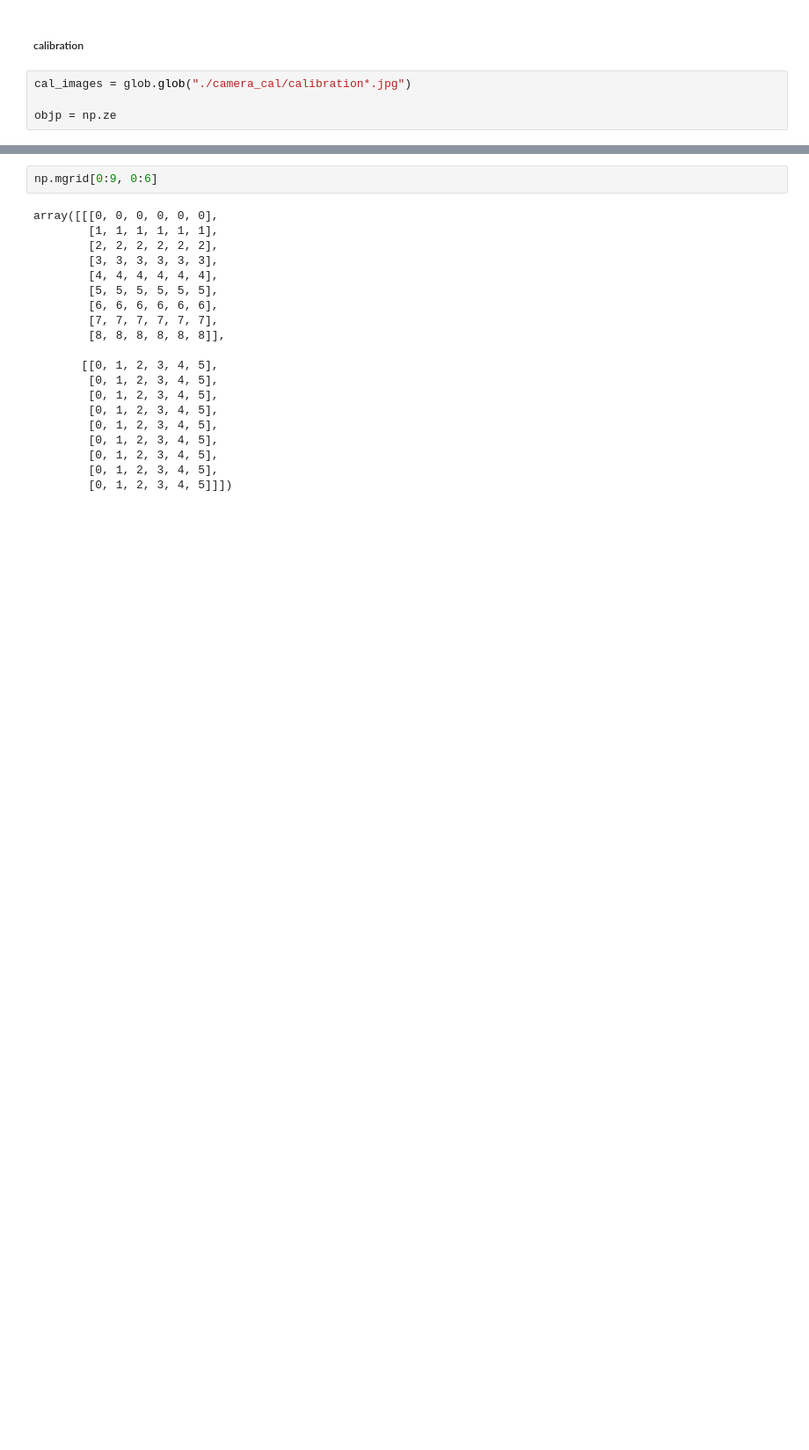
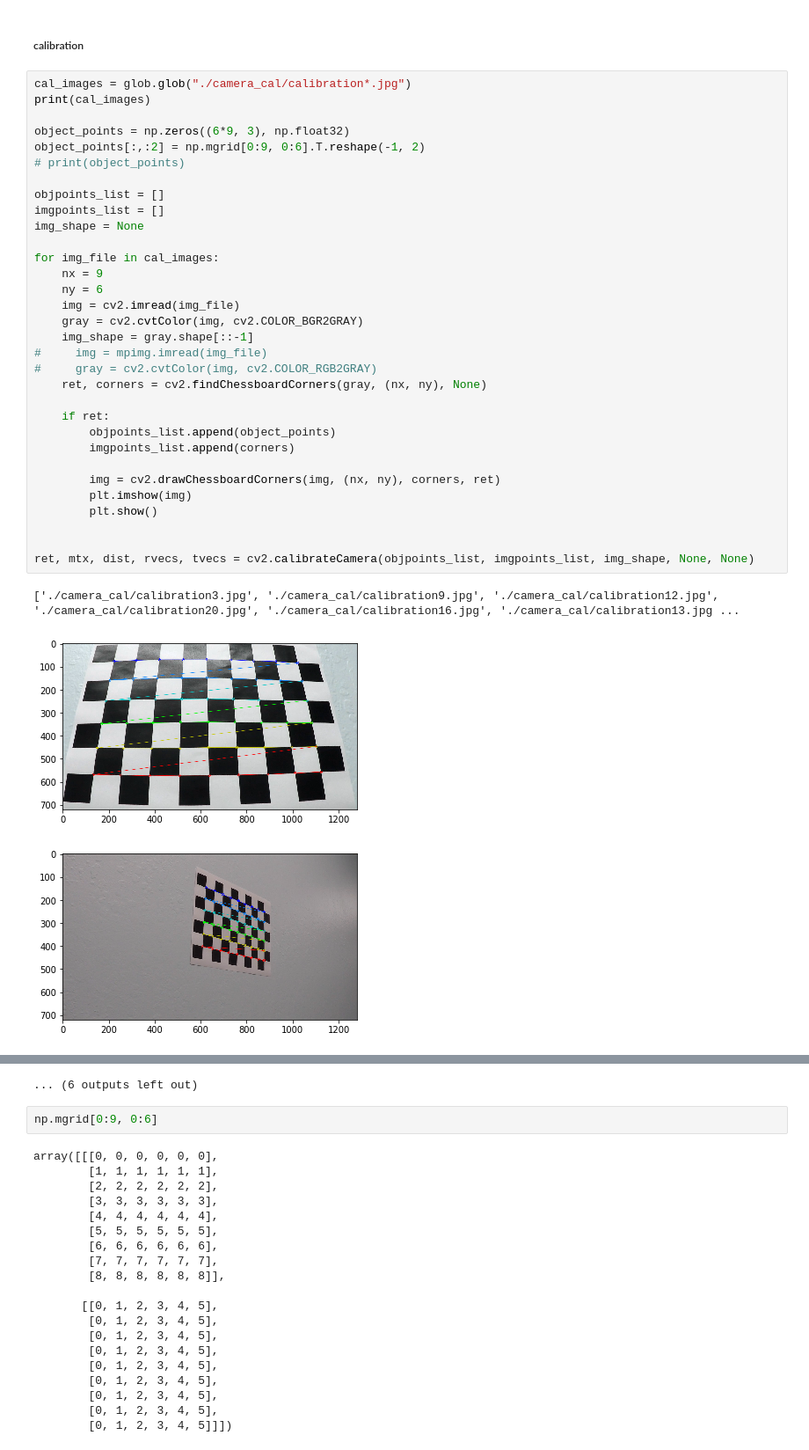
Before and after one commit to likewatchk/udacity_self_driving_p2_Advanced_LandDetection, a Jupyter notebook: P2.ipynb, the cells around one changed output, grey strips where cells are left out. Shown at 88% size. Drawn from its saved outputs; the diff is of its cells as text; blank space fills up the shorter version.

```diff
--- a/P2.ipynb
+++ b/P2.ipynb
@@ -9,7 +10,39 @@ import glob
 %matplotlib inline
 # %% [markdown]
 ##### calibration
-# %%
-cal_images = glob.glob("./camera_cal/calibration*.jpg")
-
-objp = np.ze
+# %%
+cal_images = glob.glob("./camera_cal/calibration*.jpg")
+print(cal_images)
+
+object_points = np.zeros((6*9, 3), np.float32)
+object_points[:,:2] = np.mgrid[0:9, 0:6].T.reshape(-1, 2)
+# print(object_points)
+
+objpoints_list = []
+imgpoints_list = []
+img_shape = None
+
+for img_file in cal_images:
+    nx = 9
+    ny = 6
+    img = cv2.imread(img_file)
+    gray = cv2.cvtColor(img, cv2.COLOR_BGR2GRAY)
+    img_shape = gray.shape[::-1]
+#     img = mpimg.imread(img_file)
+#     gray = cv2.cvtColor(img, cv2.COLOR_RGB2GRAY)
+    ret, corners = cv2.findChessboardCorners(gray, (nx, ny), None)
+
+    if ret:
+        objpoints_list.append(object_points)
+        imgpoints_list.append(corners)
+
+        img = cv2.drawChessboardCorners(img, (nx, ny), corners, ret)
+        plt.imshow(img)
+        plt.show()
+
+
+ret, mtx, dist, rvecs, tvecs = cv2.calibrateCamera(objpoints_list, imgpoints_list, img_shape, None, None)
+# %% [output]
+['./camera_cal/calibration3.jpg', './camera_cal/calibration9.jpg', './camera_cal/calibration12.jpg', './camera_cal/calibration20.jpg', './camera_cal/calibration16.jpg', './camera_cal/calibration13.jpg ...
+[figure, added]
+[figure, added]
@@ -16,3 +58,4 @@ objp = np.ze
+... (6 outputs left out)
 # %%
 np.mgrid[0:9, 0:6]
 # %% [output]
```
Also changed, not shown: parts of 2 cells of this notebook.
